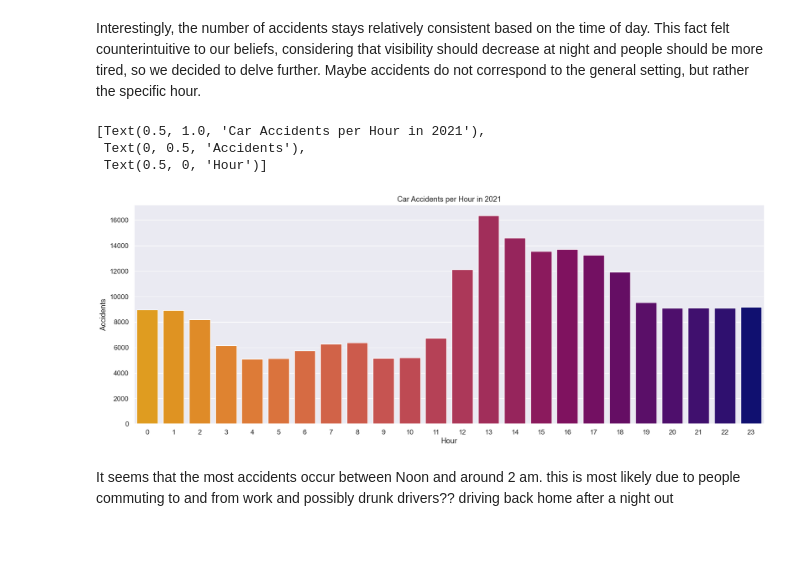
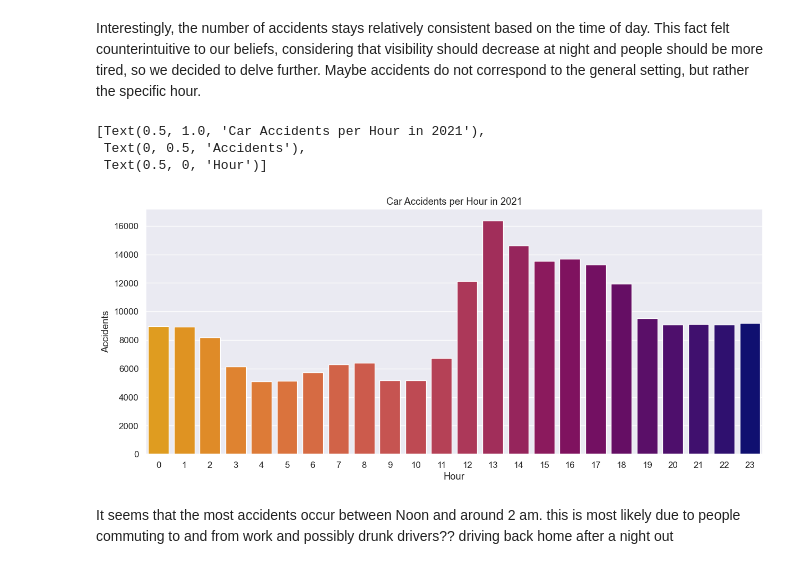
Before and after one commit to Anubis-vc/Anubis-vc.github.io, a Jupyter notebook: FinalProject.ipynb, the cells around one changed output. Cells and saved outputs as stored; diff of their text form; code cells hidden in the pictures; blank space fills up the shorter version.

```diff
--- a/FinalProject.ipynb
+++ b/FinalProject.ipynb
@@ -324,19 +326,19 @@ for x in range(219585):
 sorted_count = dict(sorted(count.items()))
 tod = pd.DataFrame.from_dict(sorted_count, orient='index', columns=['Accidents'])
 # %%
-plt.figure(figsize=(20,7))
+plt.figure(figsize=(15,6))
 tod_plot = sns.barplot(x= tod.index.values, y= 'Accidents', data= tod,
                        palette= ['#ffa500', '#ff9902', '#fe8d09', '#fc8113', '#f9761b',
                                  '#f46b23', '#ef602a', '#e85531', '#e14b37', '#da413d',
                                  '#d13743', '#c82e4a', '#bf2550', '#b41b56', '#a9125c',
                                  '#9e0761', '#910067', '#83006d', '#730072', '#640077',
                                  '#53007b', '#40007e', '#2a007f', '#000080'])
 tod_plot.set(title= "Car Accidents per Hour in 2021", ylabel= "Accidents", xlabel= "Hour")
 # %% [output]
 [Text(0.5, 1.0, 'Car Accidents per Hour in 2021'),
  Text(0, 0.5, 'Accidents'),
  Text(0.5, 0, 'Hour')]
-[figure, old version]
+[figure, new version]
 # %% [markdown]
 It seems that the most accidents occur between Noon and around 2 am. this is most likely due to people commuting to and from work and possibly drunk drivers?? driving back home after a night out
 # %% [markdown]
```
Also changed, not shown: parts of 1 cell of this notebook.
